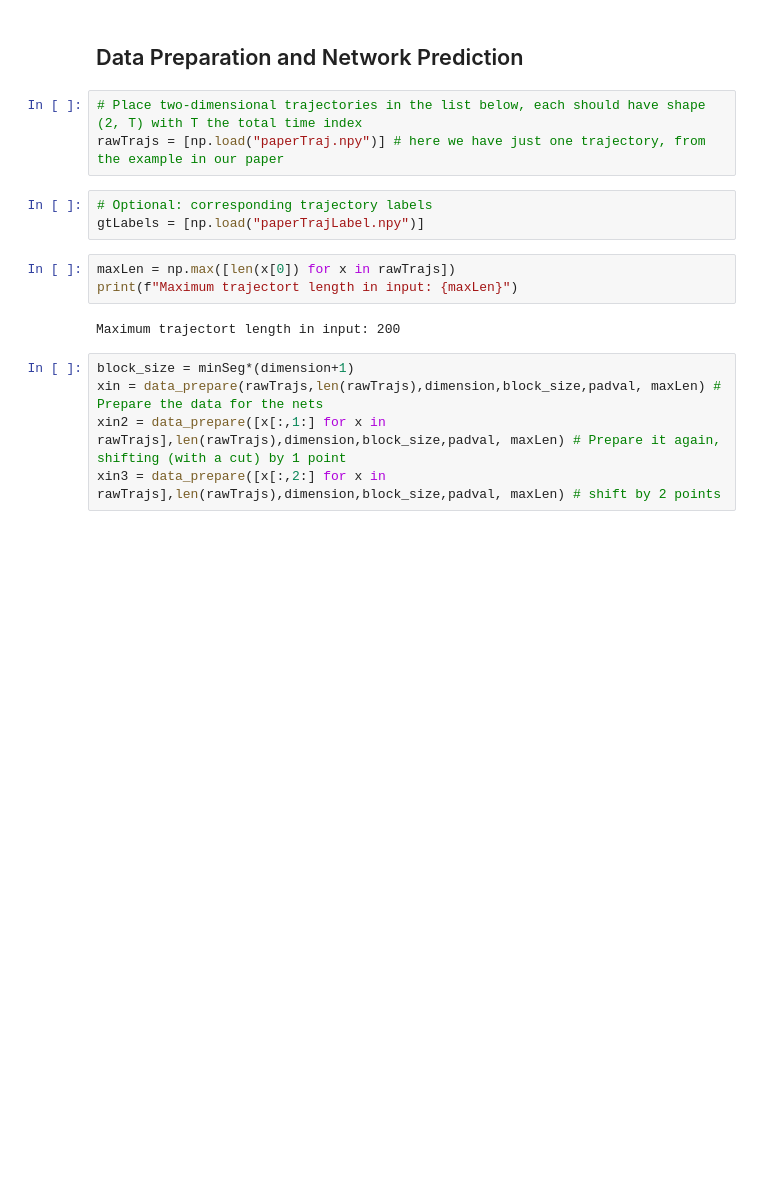
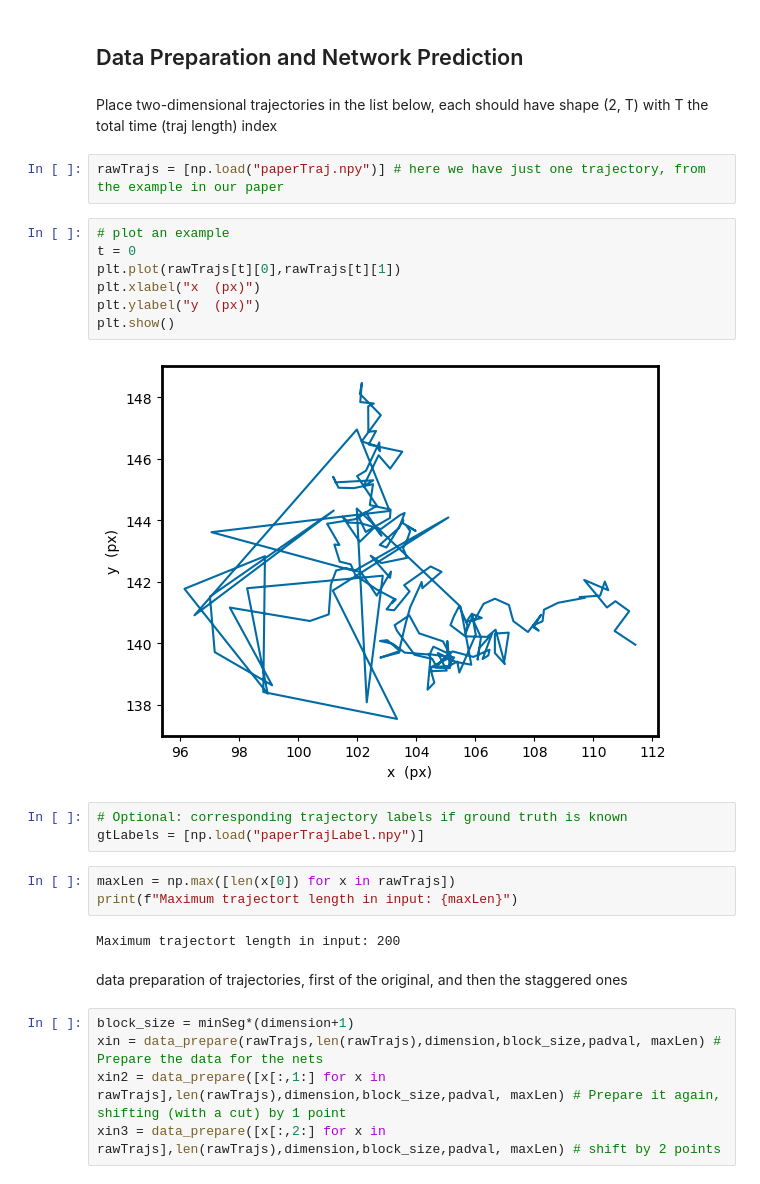
Before and after one commit to bo-lab-kcl/Sequ-AnDi, a Jupyter notebook: usingSequandi.ipynb, the cells around one changed output. Saved outputs shown, nothing was run; the diff lists cells and outputs as text; blank space fills up the shorter version.

```diff
--- a/usingSequandi.ipynb
+++ b/usingSequandi.ipynb
@@ -245,17 +246,29 @@ def data_prepare(X,N,dimension,blocksize,padval,maxLen):
     return x
 # %% [markdown]
 ## Data Preparation and Network Prediction
+# %% [markdown]
+Place two-dimensional trajectories in the list below, each should have shape (2, T) with T the total time (traj length) index
 # %%
-# Place two-dimensional trajectories in the list below, each should have shape (2, T) with T the total time index
 rawTrajs = [np.load("paperTraj.npy")] # here we have just one trajectory, from the example in our paper
+# %%
+# plot an example
+t = 0
+plt.plot(rawTrajs[t][0],rawTrajs[t][1])
+plt.xlabel("x  (px)")
+plt.ylabel("y  (px)")
+plt.show()
+# %% [output]
+[figure, added]
 # %%
-# Optional: corresponding trajectory labels
+# Optional: corresponding trajectory labels if ground truth is known
 gtLabels = [np.load("paperTrajLabel.npy")]
 # %%
 maxLen = np.max([len(x[0]) for x in rawTrajs])
 print(f"Maximum trajectort length in input: {maxLen}")
 # %% [output]
 Maximum trajectort length in input: 200
+# %% [markdown]
+data preparation of trajectories, first of the original, and then the staggered ones
 # %%
 block_size = minSeg*(dimension+1)
 xin = data_prepare(rawTrajs,len(rawTrajs),dimension,block_size,padval, maxLen) # Prepare the data for the nets
```
Also changed, not shown: parts of 18 cells of this notebook.
